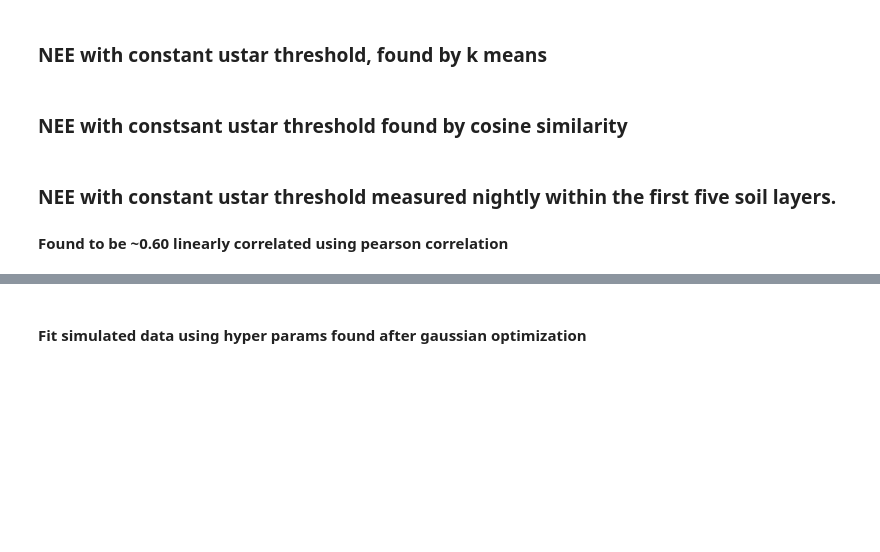
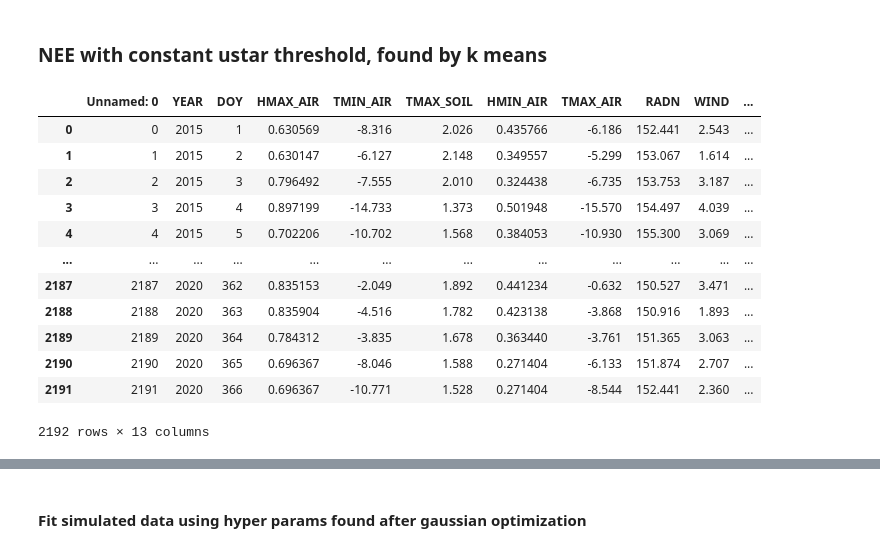
Before and after one commit to DinisDimitris/Net-ecosystem-exchange-Quantification, a Jupyter notebook: XgRegression.ipynb, the cells around one changed output, grey strips where cells are left out. Cells and saved outputs as stored; diff of their text form; code cells hidden in the pictures; blank space fills up the shorter version.

```diff
--- a/XgRegression.ipynb
+++ b/XgRegression.ipynb
@@ -137,11 +175,4 @@ with_obs_feats = 'obsfeats'
 # %% [markdown]
 ### NEE with constant ustar threshold, found by k means
 # %%
-observed_df = pd.read_csv('datasets/TestTrainextractedNEE_CUT_REF_NIGHT' + with_obs_feats + '.csv')
+observed_df = pd.read_csv('datasets/extractedNEE_CUT_REF_NIGHT_Final'  + '.csv')
-# %% [markdown]
-### NEE with constsant ustar threshold found by cosine similarity
-# %%
-observed_df = pd.read_csv('datasets/extractedNEE_CUT_75_NIGHT' + with_obs_feats + '.csv')
-# %% [markdown]
-### NEE with constant ustar threshold measured nightly within the first five soil layers.
-#### Found to be ~0.60 linearly correlated using pearson correlation
@@ -153 +179,17 @@ observed_df['DOY'] = observed_df['DOY'].astype(int)
+# %%
+observed_df
+# %% [output]
+|  | Unnamed: 0 | YEAR | DOY | HMAX_AIR | TMIN_AIR | TMAX_SOIL | HMIN_AIR | TMAX_AIR | RADN | WIND | ... |
+| 0 | 0 | 2015 | 1 | 0.630569 | -8.316 | 2.026 | 0.435766 | -6.186 | 152.441 | 2.543 | ... |
+| 1 | 1 | 2015 | 2 | 0.630147 | -6.127 | 2.148 | 0.349557 | -5.299 | 153.067 | 1.614 | ... |
+| 2 | 2 | 2015 | 3 | 0.796492 | -7.555 | 2.010 | 0.324438 | -6.735 | 153.753 | 3.187 | ... |
+| 3 | 3 | 2015 | 4 | 0.897199 | -14.733 | 1.373 | 0.501948 | -15.570 | 154.497 | 4.039 | ... |
+| 4 | 4 | 2015 | 5 | 0.702206 | -10.702 | 1.568 | 0.384053 | -10.930 | 155.300 | 3.069 | ... |
+| ... | ... | ... | ... | ... | ... | ... | ... | ... | ... | ... | ... |
+| 2187 | 2187 | 2020 | 362 | 0.835153 | -2.049 | 1.892 | 0.441234 | -0.632 | 150.527 | 3.471 | ... |
+| 2188 | 2188 | 2020 | 363 | 0.835904 | -4.516 | 1.782 | 0.423138 | -3.868 | 150.916 | 1.893 | ... |
+| 2189 | 2189 | 2020 | 364 | 0.784312 | -3.835 | 1.678 | 0.363440 | -3.761 | 151.365 | 3.063 | ... |
+| 2190 | 2190 | 2020 | 365 | 0.696367 | -8.046 | 1.588 | 0.271404 | -6.133 | 151.874 | 2.707 | ... |
+| 2191 | 2191 | 2020 | 366 | 0.696367 | -10.771 | 1.528 | 0.271404 | -8.544 | 152.441 | 2.360 | ... |
+2192 rows × 13 columns
 # %%
```
Also changed, not shown: parts of 15 cells of this notebook, 4 other files.
